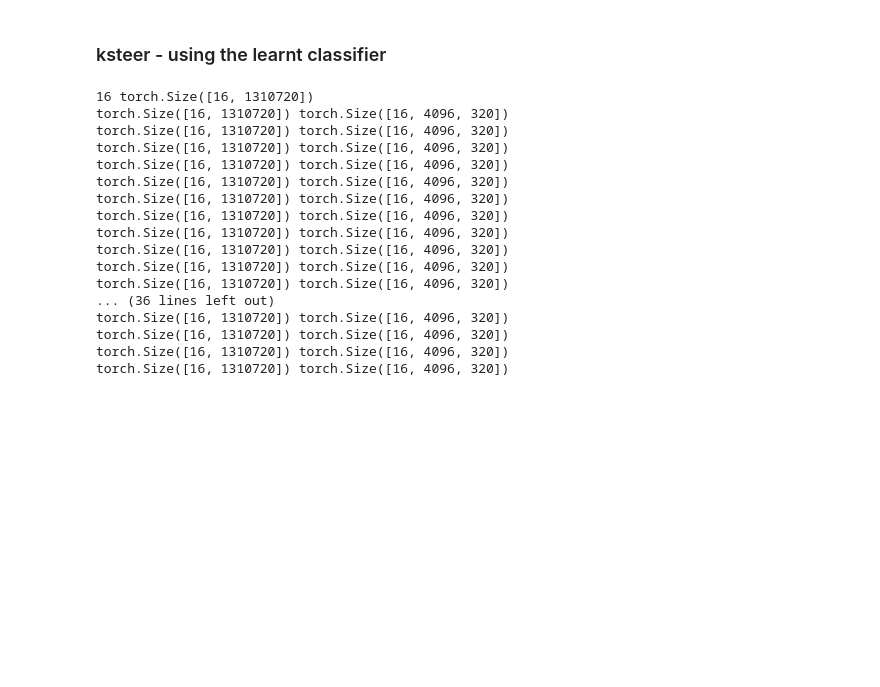
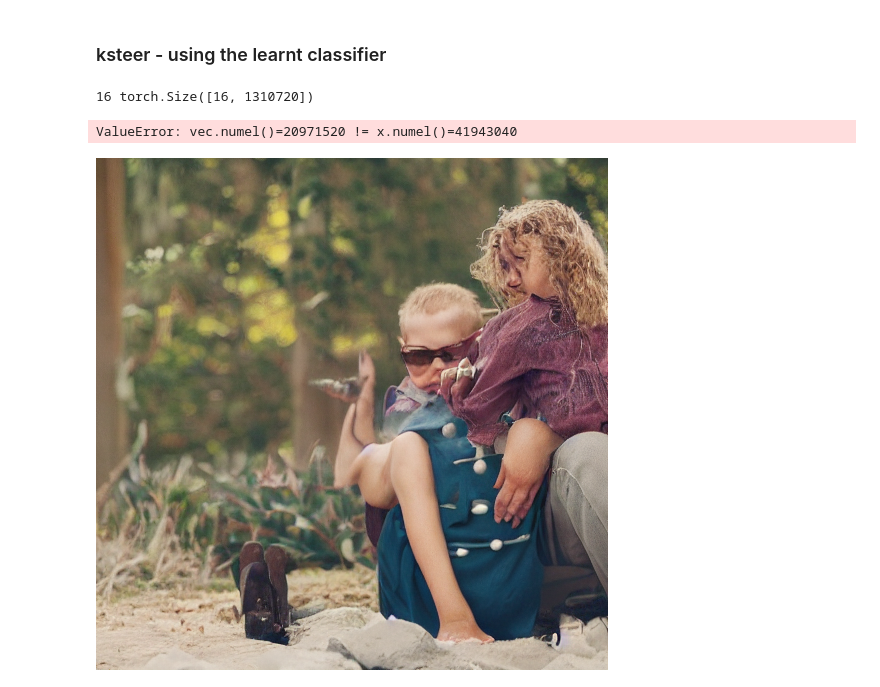
Before and after one commit to Social-AI-Studio/T2I_Interp_toolkit, a Jupyter notebook: notebooks/debiasing.ipynb, the cells around one changed output. Drawn from its saved outputs; the diff is of its cells as text; code cells hidden in the pictures; blank space fills up the shorter version.

```diff
--- a/notebooks/debiasing.ipynb
+++ b/notebooks/debiasing.ipynb
@@ -120,7 +120,7 @@ from itertools import tee
 def get_activations_steer_save(model:T2IModel,dataset,accessor,mapper,**kwargs):
     gen_images, gen_buffer = tee(BatchIterator(hf_dataset_to_generator(dataset,**kwargs),batch_size=kwargs.get("out_batch_size",1)))
     d_sub = kwargs.pop("d_submodule", kwargs.pop("d_submodule", None))
-    buffer = TextImageActivationBuffer(gen_buffer, model, accessor,d_submodule=d_sub,refresh_batch_size=1,out_batch_size=1, **kwargs)
+    buffer = TextImageActivationBuffer(gen_buffer, model, accessor,d_submodule=d_sub, **kwargs)
     ksteer= KSteer(model)
     generate_kwargs = {}
     if "guidance_scale" in kwargs:
@@ -129,7 +129,8 @@ def get_activations_steer_save(model:T2IModel,dataset,accessor,mapper,**kwargs):
         print(len(images), activations.shape)
         steered_activation = ksteer.steer(activations,target_idx=[1], mapper = mapper,)
         hook_obj = OutputAlterHook(replace_policy(steered_activation))
-        output = run_with_hook(model, images, accessor.module, hook_obj, accessor.io_type)
+        prompts = ["A photo of a person"] * len(images)
+        output = run_with_hook(model, prompts, accessor.module, hook_obj, accessor.io_type,**{"seed":40})
         imgs = output.images
         break
     return imgs
@@ -142,8 +143,8 @@ kwargs = {
     "data_device" : "cpu",
     "autocast_dtype" : th.bfloat16,
     "d_submodule": 4096*320,
-    "refresh_batch_size":64,
-    "out_batch_size":16,
+    "refresh_batch_size":16,
+    "out_batch_size":4,
     "run_name":"training_race_steering_mlp",
     "num_inference_steps":1,
 }
@@ -158,19 +159,8 @@ mapper.load_state_dict(th.load("./runs/steer_mlp_train_steering_20251021-050122/
 img = get_activations_steer_save(model,dataset,accessor,mapper, **kwargs)
 # %% [output]
 16 torch.Size([16, 1310720])
-torch.Size([16, 1310720]) torch.Size([16, 4096, 320])
-torch.Size([16, 1310720]) torch.Size([16, 4096, 320])
-torch.Size([16, 1310720]) torch.Size([16, 4096, 320])
-torch.Size([16, 1310720]) torch.Size([16, 4096, 320])
-torch.Size([16, 1310720]) torch.Size([16, 4096, 320])
-torch.Size([16, 1310720]) torch.Size([16, 4096, 320])
-torch.Size([16, 1310720]) torch.Size([16, 4096, 320])
-torch.Size([16, 1310720]) torch.Size([16, 4096, 320])
-torch.Size([16, 1310720]) torch.Size([16, 4096, 320])
-torch.Size([16, 1310720]) torch.Size([16, 4096, 320])
-torch.Size([16, 1310720]) torch.Size([16, 4096, 320])
-... (36 lines left out)
-torch.Size([16, 1310720]) torch.Size([16, 4096, 320])
-torch.Size([16, 1310720]) torch.Size([16, 4096, 320])
-torch.Size([16, 1310720]) torch.Size([16, 4096, 320])
-torch.Size([16, 1310720]) torch.Size([16, 4096, 320])
+ValueError: vec.numel()=20971520 != x.numel()=41943040
+# %%
+img[-1]
+# %% [output]
+[figure, added]
```
Also changed, not shown: parts of 1 cell of this notebook, 1 other file.
